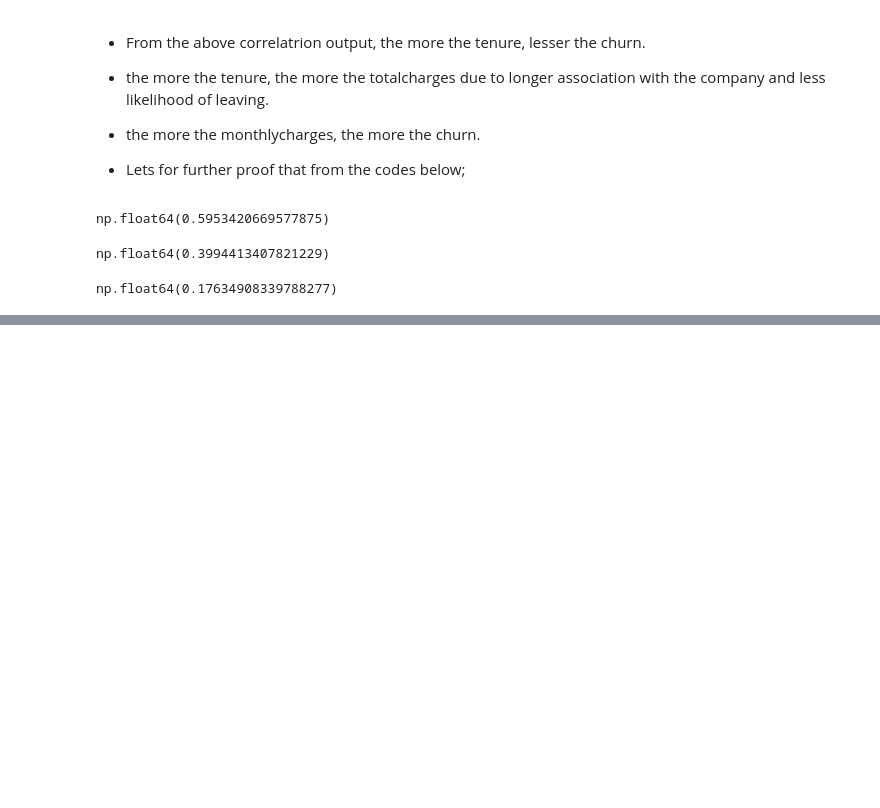
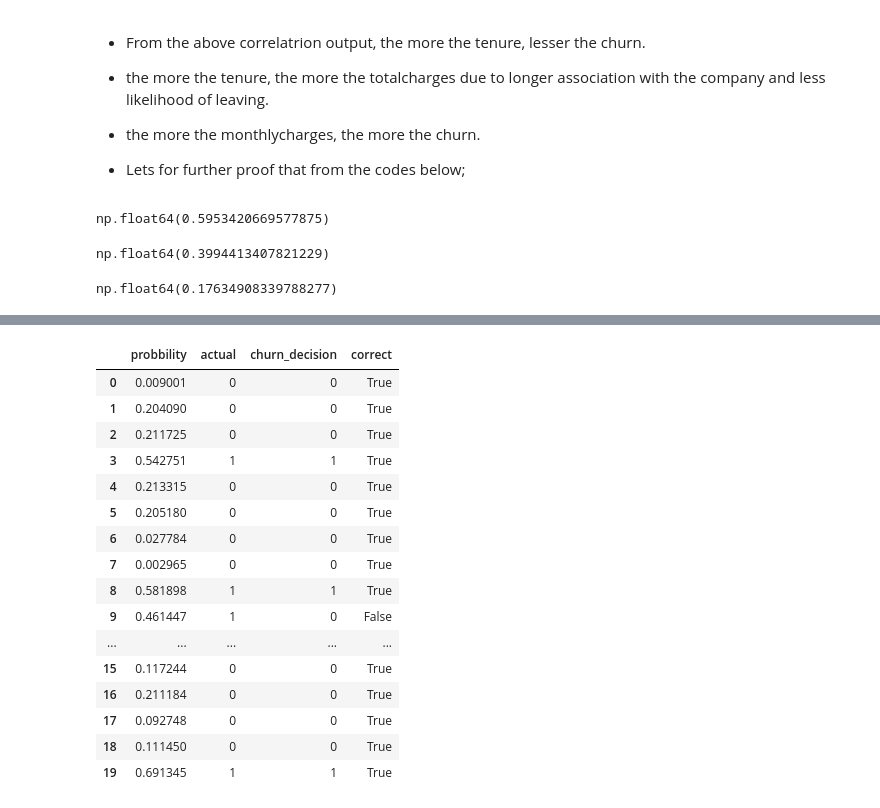
Before and after one commit to FirstBML/Machine-Learning-1st-Assigmnment, a Jupyter notebook: Homework/Modules/module3:Logistic_reghression.ipynb, the cells around one changed output, grey strips where cells are left out. Cells and saved outputs as stored; diff of their text form; code cells hidden in the pictures; blank space fills up the shorter version.

Commit message:
interpreting logistics reg

```diff
--- a/Homework/Modules/module3:Logistic_reghression.ipynb
+++ b/Homework/Modules/module3:Logistic_reghression.ipynb
@@ -602,0 +719,6 @@ np.float64(0.17634908339788277)
+# %%
+from sklearn.linear_model import LogisticRegression
+# The output of model.intercept_[0] means this is the bias term (intercept) of the trained logistic regression model
+model = LogisticRegression()
+model.fit(x_train, y_train)
+model.intercept_[0]
@@ -602,0 +772,4 @@ np.float64(0.17634908339788277)
+# %%
+# we do same for validation set
+y_pred = model.predict_proba(x_val)[:, 1]
+y_pred
@@ -602,0 +779,3 @@ np.float64(0.17634908339788277)
+# %%
+churn_decision = y_pred >= 0.5
+churn_decision
@@ -602,0 +807,7 @@ np.float64(0.17634908339788277)
+# %%
+# lets see compared prediction with actual values (y_val) in dataframe
+df_pred = pd.DataFrame()
+df_pred['probbility'] = y_pred
+df_pred['actual'] = y_val
+df_pred['churn_decision'] = churn_decision.astype(int)
+df_pred
@@ -602,0 +828,21 @@ np.float64(0.17634908339788277)
+# %%
+df_pred['correct'] = df_pred['actual'] == df_pred['churn_decision']
+df_pred.head(20)
+# %% [output]
+|  | probbility | actual | churn_decision | correct |
+| 0 | 0.009001 | 0 | 0 | True |
+| 1 | 0.204090 | 0 | 0 | True |
+| 2 | 0.211725 | 0 | 0 | True |
+| 3 | 0.542751 | 1 | 1 | True |
+| 4 | 0.213315 | 0 | 0 | True |
+| 5 | 0.205180 | 0 | 0 | True |
+| 6 | 0.027784 | 0 | 0 | True |
+| 7 | 0.002965 | 0 | 0 | True |
+| 8 | 0.581898 | 1 | 1 | True |
+| 9 | 0.461447 | 1 | 0 | False |
+| ... | ... | ... | ... | ... |
+| 15 | 0.117244 | 0 | 0 | True |
+| 16 | 0.211184 | 0 | 0 | True |
+| 17 | 0.092748 | 0 | 0 | True |
+| 18 | 0.111450 | 0 | 0 | True |
+| 19 | 0.691345 | 1 | 1 | True |
```
Also changed, not shown: parts of 37 cells of this notebook.
